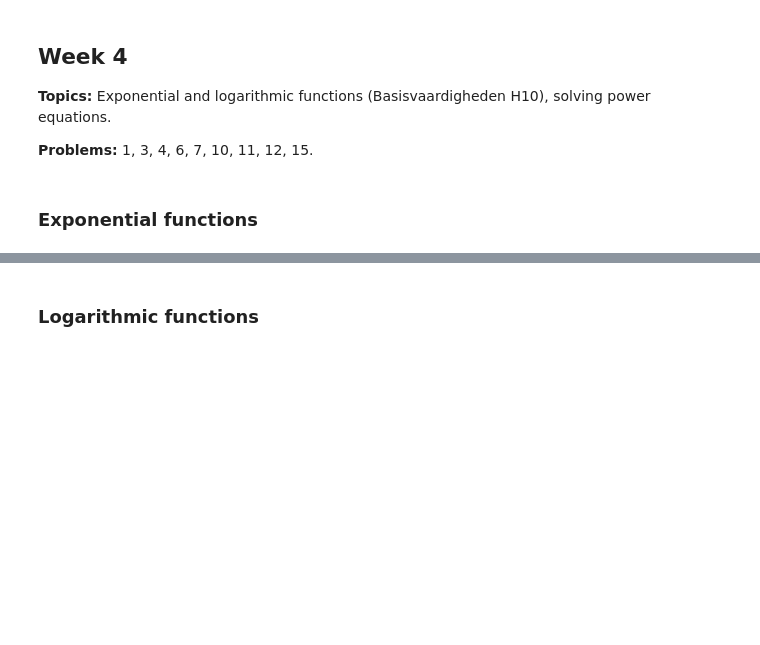
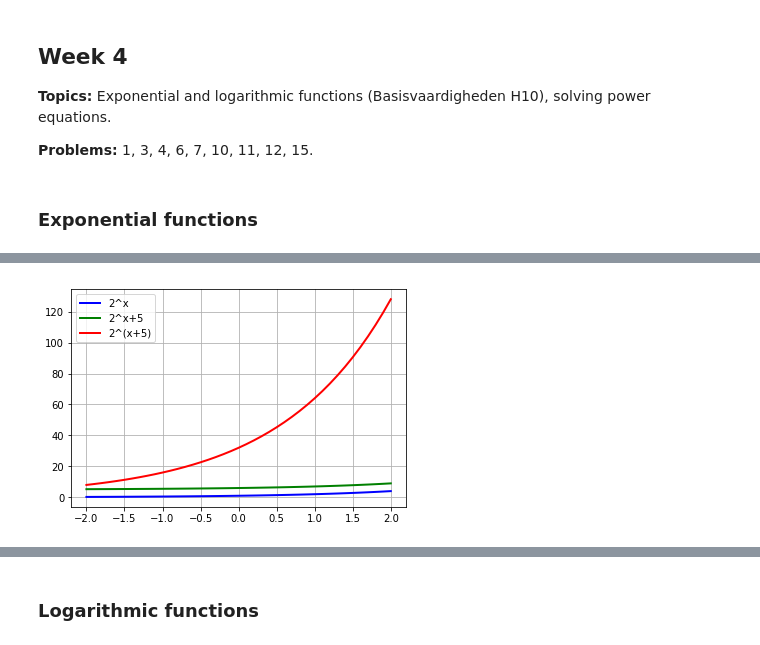
Before and after one commit to darkeclipz/jupyter-notebooks, a Jupyter notebook: Applied Math/Y1S2/Precalculus.ipynb, the cells around one changed output, grey strips where cells are left out. Drawn from its saved outputs; the diff is of its cells as text; code cells hidden in the pictures; blank space fills up the shorter version.

```diff
--- a/Applied Math/Y1S2/Precalculus.ipynb
+++ b/Applied Math/Y1S2/Precalculus.ipynb
@@ -54,0 +88,9 @@
+# %%
+points = np.arange(-2, 2.1, 0.1)
+plot(points, [2**x for x in points], c='b', lw=2)
+plot(points, [2**x+5 for x in points], c='g', lw=2)
+plot(points, [2**(x+5) for x in points], c='r', lw=2)
+grid()
+legend(['2^x', '2^x+5', '2^(x+5)']);
+# %% [output]
+[figure, added]
```
Also changed, not shown: parts of 12 cells of this notebook, 2 other files.
